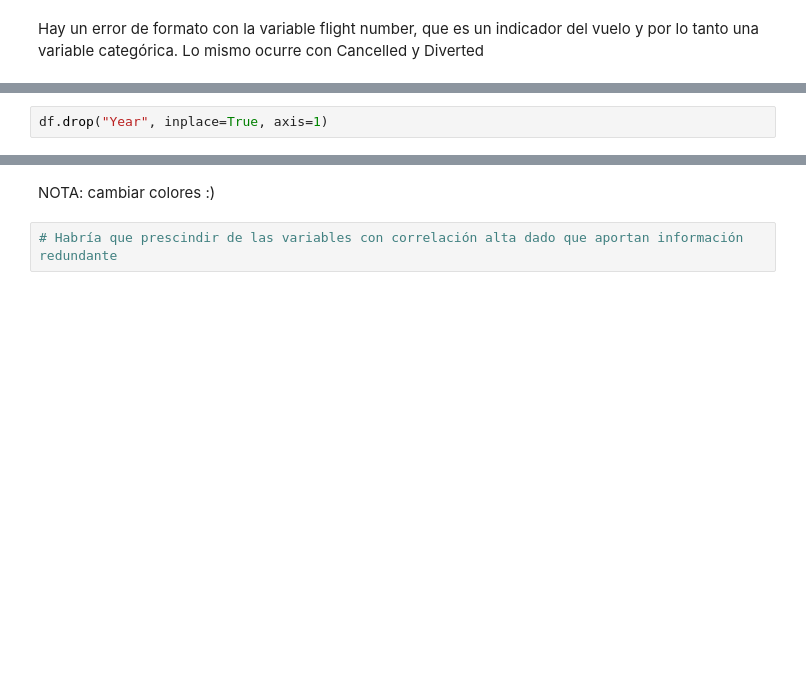
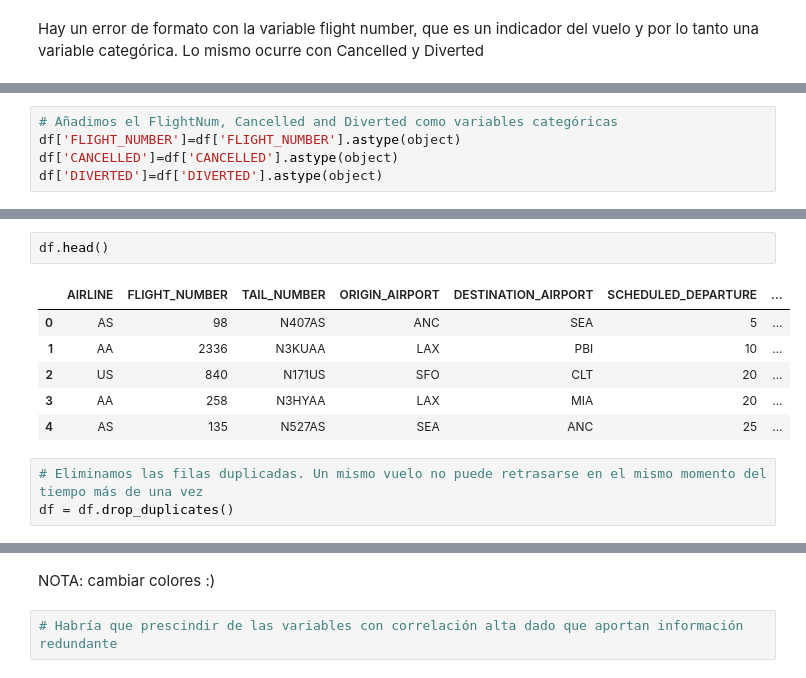
Before and after one commit to inesgfortis/Aircraft_Delays_Analysis, a Jupyter notebook: Preprocessing.ipynb, the cells around one changed output, grey strips where cells are left out. Drawn from its saved outputs; the diff is of its cells as text; blank space fills up the shorter version.

```diff
--- a/Preprocessing.ipynb
+++ b/Preprocessing.ipynb
@@ -155,2 +55,0 @@ Year también puede ser eliminada, ya que todos los vuelos son del 2008.
-# %%
-df.drop("Year", inplace=True, axis=1)
@@ -178,0 +56,5 @@ corr.style.background_gradient(cmap='coolwarm').set_precision(4)
+# %%
+# Añadimos el FlightNum, Cancelled and Diverted como variables categóricas
+df['FLIGHT_NUMBER']=df['FLIGHT_NUMBER'].astype(object)
+df['CANCELLED']=df['CANCELLED'].astype(object)
+df['DIVERTED']=df['DIVERTED'].astype(object)
@@ -178,0 +94,12 @@ corr.style.background_gradient(cmap='coolwarm').set_precision(4)
+# %%
+df.head()
+# %% [output]
+|  | AIRLINE | FLIGHT_NUMBER | TAIL_NUMBER | ORIGIN_AIRPORT | DESTINATION_AIRPORT | SCHEDULED_DEPARTURE | ... |
+| 0 | AS | 98 | N407AS | ANC | SEA | 5 | ... |
+| 1 | AA | 2336 | N3KUAA | LAX | PBI | 10 | ... |
+| 2 | US | 840 | N171US | SFO | CLT | 20 | ... |
+| 3 | AA | 258 | N3HYAA | LAX | MIA | 20 | ... |
+| 4 | AS | 135 | N527AS | SEA | ANC | 25 | ... |
+# %%
+# Eliminamos las filas duplicadas. Un mismo vuelo no puede retrasarse en el mismo momento del tiempo más de una vez
+df = df.drop_duplicates()
```
Also changed, not shown: parts of 57 cells of this notebook, 3 other files.
